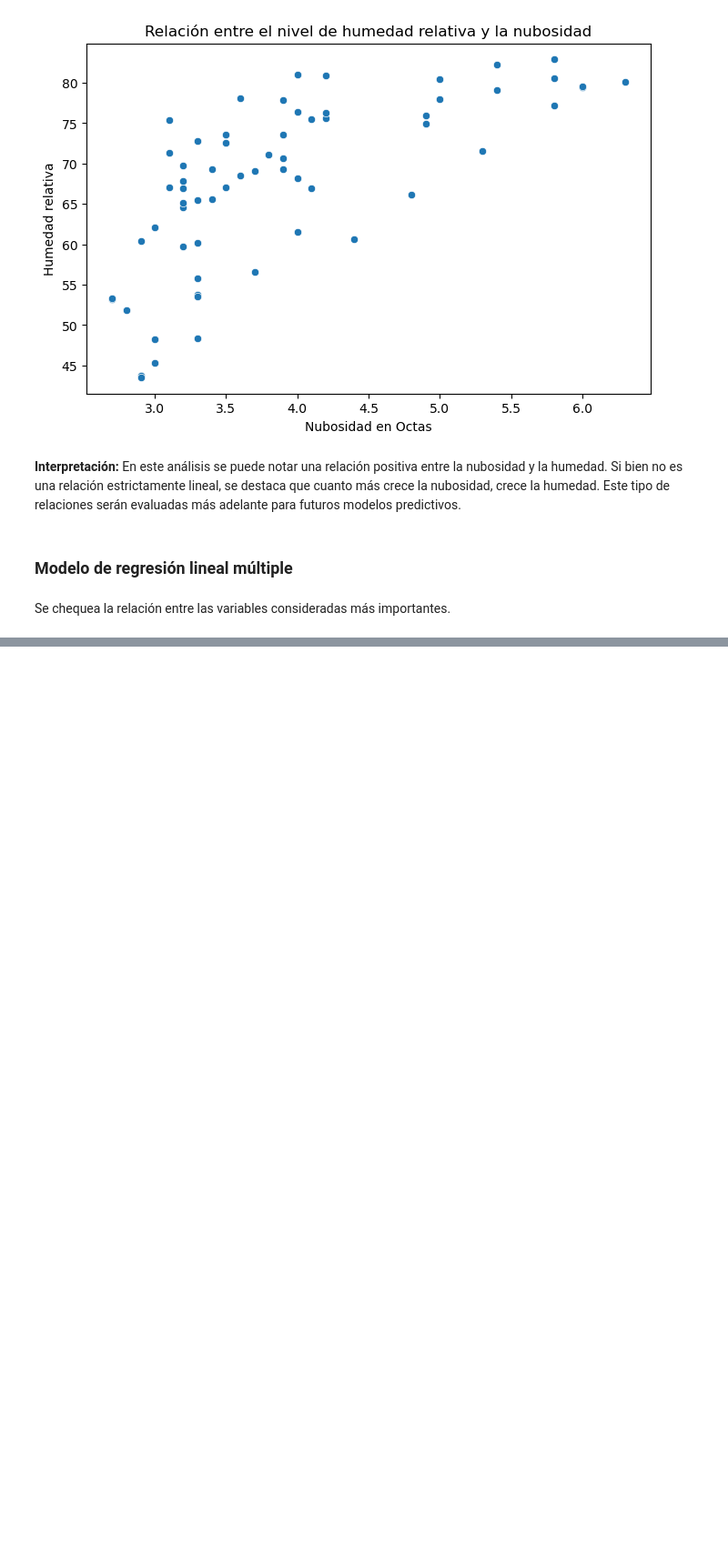
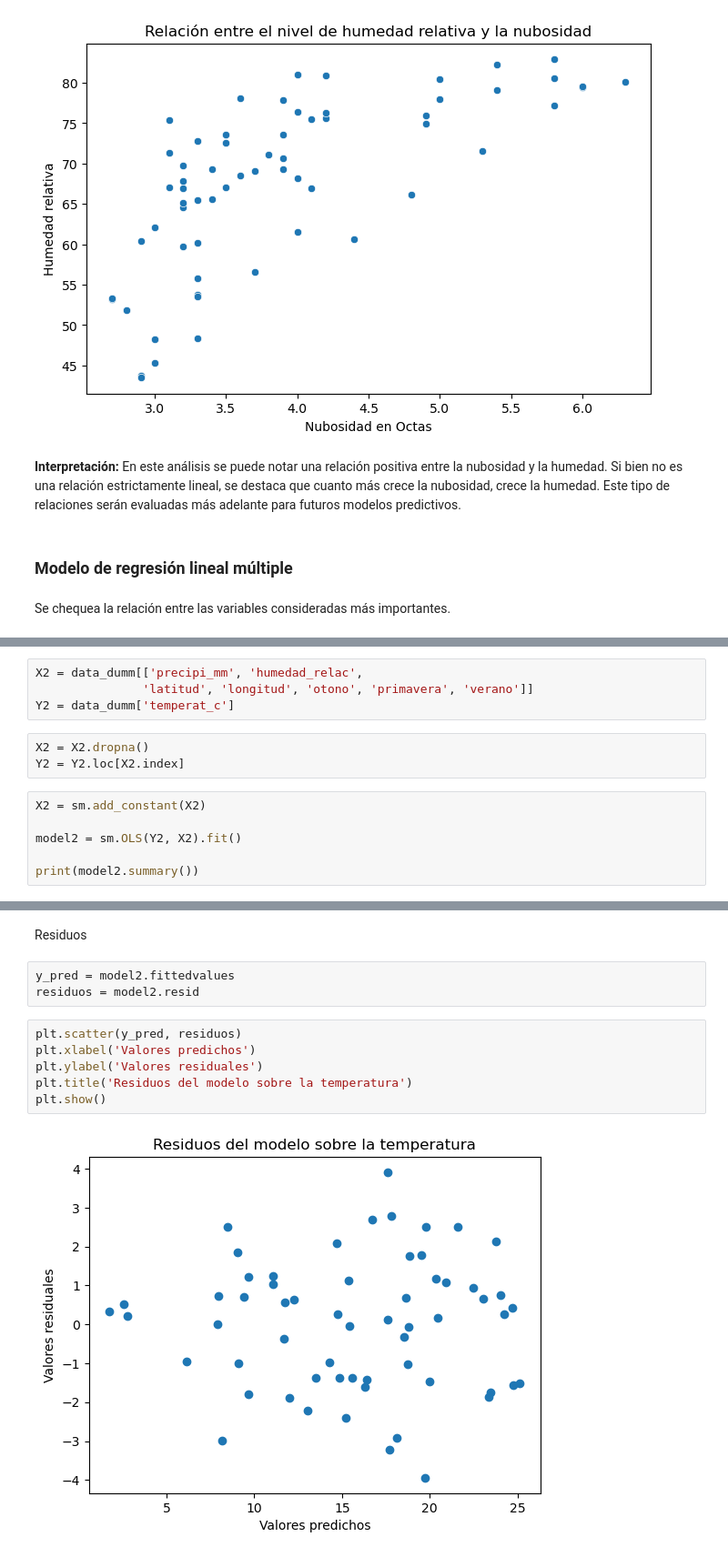
Before and after one commit to CaroRuiz92/etl_clima_zonas_argentinas, a Jupyter notebook: notebooks/visualizacion_datos.ipynb, the cells around one changed output, grey strips where cells are left out. Shown at 91% size. Drawn from its saved outputs; the diff is of its cells as text; blank space fills up the shorter version.

Commit message:
Se carga modelo de regresión lineal múltiple sin analizar

```diff
--- a/notebooks/visualizacion_datos.ipynb
+++ b/notebooks/visualizacion_datos.ipynb
@@ -104,0 +205,13 @@ Text(0.5, 1.0, 'Correlación entre variables candidatas para un modelo predictiv
+# %%
+X2 = data_dumm[['precipi_mm', 'humedad_relac',
+               'latitud', 'longitud', 'otono', 'primavera', 'verano']]
+Y2 = data_dumm['temperat_c']
+# %%
+X2 = X2.dropna()
+Y2 = Y2.loc[X2.index]
+# %%
+X2 = sm.add_constant(X2)
+
+model2 = sm.OLS(Y2, X2).fit()
+
+print(model2.summary())
@@ -104,0 +236,13 @@ Text(0.5, 1.0, 'Correlación entre variables candidatas para un modelo predictiv
+# %% [markdown]
+Residuos
+# %%
+y_pred = model2.fittedvalues
+residuos = model2.resid
+# %%
+plt.scatter(y_pred, residuos)
+plt.xlabel('Valores predichos')
+plt.ylabel('Valores residuales')
+plt.title('Residuos del modelo sobre la temperatura')
+plt.show()
+# %% [output]
+[figure, added]
```
Also changed, not shown: parts of 20 cells of this notebook.
